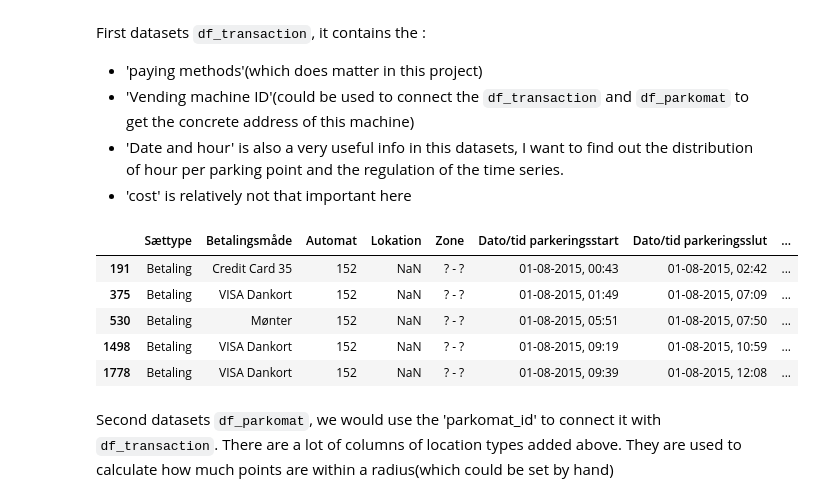
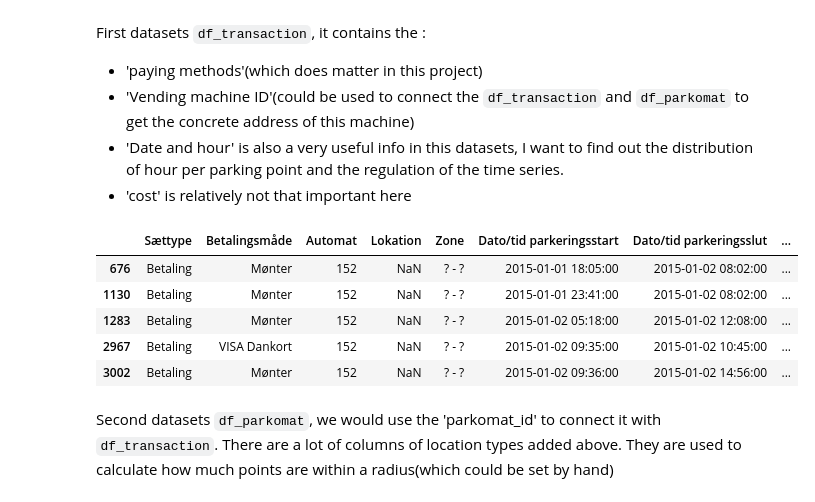
Before and after one commit to MikkiSeidenschnur/02806-Social-data-analysis-and-visualization, a Jupyter notebook: Traffic Data/parking - wenjie.ipynb, the cells around one changed output. Saved outputs shown, nothing was run; the diff lists cells and outputs as text; code cells hidden in the pictures.

```diff
--- a/Traffic Data/parking - wenjie.ipynb
+++ b/Traffic Data/parking - wenjie.ipynb
@@ -17,13 +22,13 @@ df_google_map = pd.read_csv("final_result_from_googleMap.csv")
 
 df_parkomat =pd.read_csv("parkomat.csv")
 
-df_transaction = pd.read_csv("Transaction/1508-parkomattransaktioner-august-15.csv",encoding='iso-8859-1',engine='python',sep=';', quotechar='"')
+# df_transaction = pd.read_csv("Transaction/1508-parkomattransaktioner-august-15.csv",encoding='iso-8859-1',engine='python',sep=';', quotechar='"')
 
-# import pandas as pd
-# import os
-# inputdir=r'C:\Users\数据\Desktop\新建文件夹'
-# df_empty=pd.DataFrame(columns=['名称','列1','列2'])
-# for parents, dirnames, filenames in os.walk(inputdir):
-#     for filename in filenames:
-#         df=pd.read_excel(os.path.join(parent,filename))
-#         df_empty=df_empty.append(df,ignore_index=True)
+import glob
+path = r'./Transaction' # use your path
+all_files = glob.glob(path + "/*.csv")
+df_transaction = pd.concat((pd.read_csv(f, sep=';', encoding='iso-8859-1') for f in all_files))
+df_transaction['Dato/tid parkeringsstart'] = pd.to_datetime(df_transaction['Dato/tid parkeringsstart'],format='%d-%m-%Y, %H:%M')
+df_transaction['Dato/tid parkeringsslut'] = pd.to_datetime(df_transaction['Dato/tid parkeringsslut'],format='%d-%m-%Y, %H:%M')
+df_transaction = df_transaction.sort_values(by='Dato/tid parkeringsstart')
+df_transaction.head()
@@ -72,16 +84,14 @@ First datasets `df_transaction`, it contains the :
 * 'Date and hour' is also a very useful info in this datasets, I want to find out the distribution of hour per parking point and the regulation of the time series.
 * 'cost' is relatively not that important here
 # %%
-df_transaction.sort_values(by=['Automat','Dato/tid parkeringsstart']).head()
-# df_transaction.head()
-# df_transaction.columns
+df_transaction.sort_values(by=['Automat','Dato/tid parkeringsstart','Dato/tid parkeringsslut']).head()
 # %% [output]
 |  | Sættype | Betalingsmåde | Automat | Lokation | Zone | Dato/tid parkeringsstart | Dato/tid parkeringsslut | ... |
-| 191 | Betaling | Credit Card 35 | 152 | NaN | ? - ? | 01-08-2015, 00:43 | 01-08-2015, 02:42 | ... |
-| 375 | Betaling | VISA Dankort | 152 | NaN | ? - ? | 01-08-2015, 01:49 | 01-08-2015, 07:09 | ... |
-| 530 | Betaling | Mønter | 152 | NaN | ? - ? | 01-08-2015, 05:51 | 01-08-2015, 07:50 | ... |
-| 1498 | Betaling | VISA Dankort | 152 | NaN | ? - ? | 01-08-2015, 09:19 | 01-08-2015, 10:59 | ... |
-| 1778 | Betaling | VISA Dankort | 152 | NaN | ? - ? | 01-08-2015, 09:39 | 01-08-2015, 12:08 | ... |
+| 676 | Betaling | Mønter | 152 | NaN | ? - ? | 2015-01-01 18:05:00 | 2015-01-02 08:02:00 | ... |
+| 1130 | Betaling | Mønter | 152 | NaN | ? - ? | 2015-01-01 23:41:00 | 2015-01-02 08:02:00 | ... |
+| 1283 | Betaling | Mønter | 152 | NaN | ? - ? | 2015-01-02 05:18:00 | 2015-01-02 12:08:00 | ... |
+| 2967 | Betaling | VISA Dankort | 152 | NaN | ? - ? | 2015-01-02 09:35:00 | 2015-01-02 10:45:00 | ... |
+| 3002 | Betaling | Mønter | 152 | NaN | ? - ? | 2015-01-02 09:36:00 | 2015-01-02 14:56:00 | ... |
 # %% [markdown]
 Second datasets `df_parkomat`, we would  use the 'parkomat_id' to connect it with `df_transaction`.
 There are a lot of columns of location types added above. They are used to calculate how much points are within a radius(which could be set by hand)
```
Also changed, not shown: parts of 17 cells of this notebook, 1 other file.
